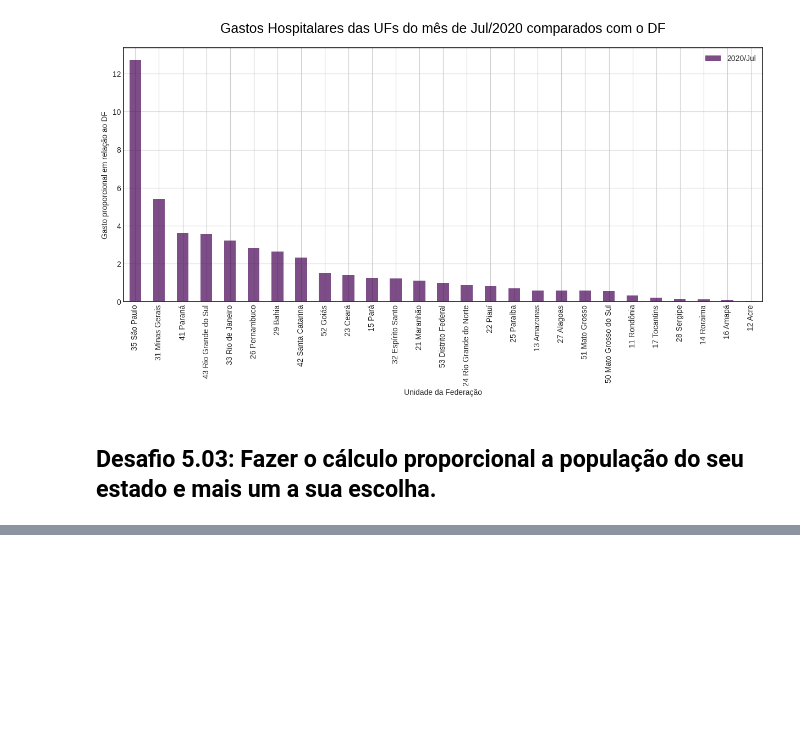
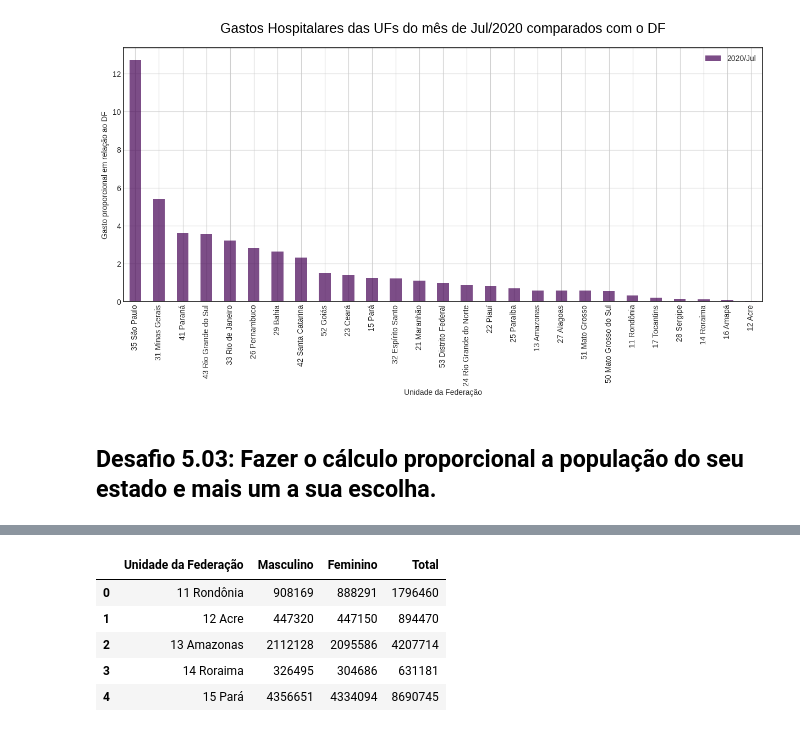
Before and after one commit to avellar1975/DataScience, a Jupyter notebook: jupyter_notebooks/bootcamp_01_aula_01_a_05.ipynb, the cells around one changed output, grey strips where cells are left out. Saved outputs shown, nothing was run; the diff lists cells and outputs as text; code cells hidden in the pictures; blank space fills up the shorter version.

```diff
--- a/jupyter_notebooks/bootcamp_01_aula_01_a_05.ipynb
+++ b/jupyter_notebooks/bootcamp_01_aula_01_a_05.ipynb
@@ -900,0 +892,10 @@ Super Desafio: Escolha outro valor fora o valor aprovado no TABNET e explore est
+# %%
+populacao_raw = pd.read_csv('https://raw.githubusercontent.com/avellar1975/DataScience/main/dados/A180722189_28_143_208.csv', encoding='ISO-8859-1', delimiter=';', skiprows=3, skipfooter=5)
+populacao_raw.head()
+# %% [output]
+|  | Unidade da Federação | Masculino | Feminino | Total |
+| 0 | 11 Rondônia | 908169 | 888291 | 1796460 |
+| 1 | 12 Acre | 447320 | 447150 | 894470 |
+| 2 | 13 Amazonas | 2112128 | 2095586 | 4207714 |
+| 3 | 14 Roraima | 326495 | 304686 | 631181 |
+| 4 | 15 Pará | 4356651 | 4334094 | 8690745 |
```
Also changed, not shown: parts of 12 cells of this notebook.
